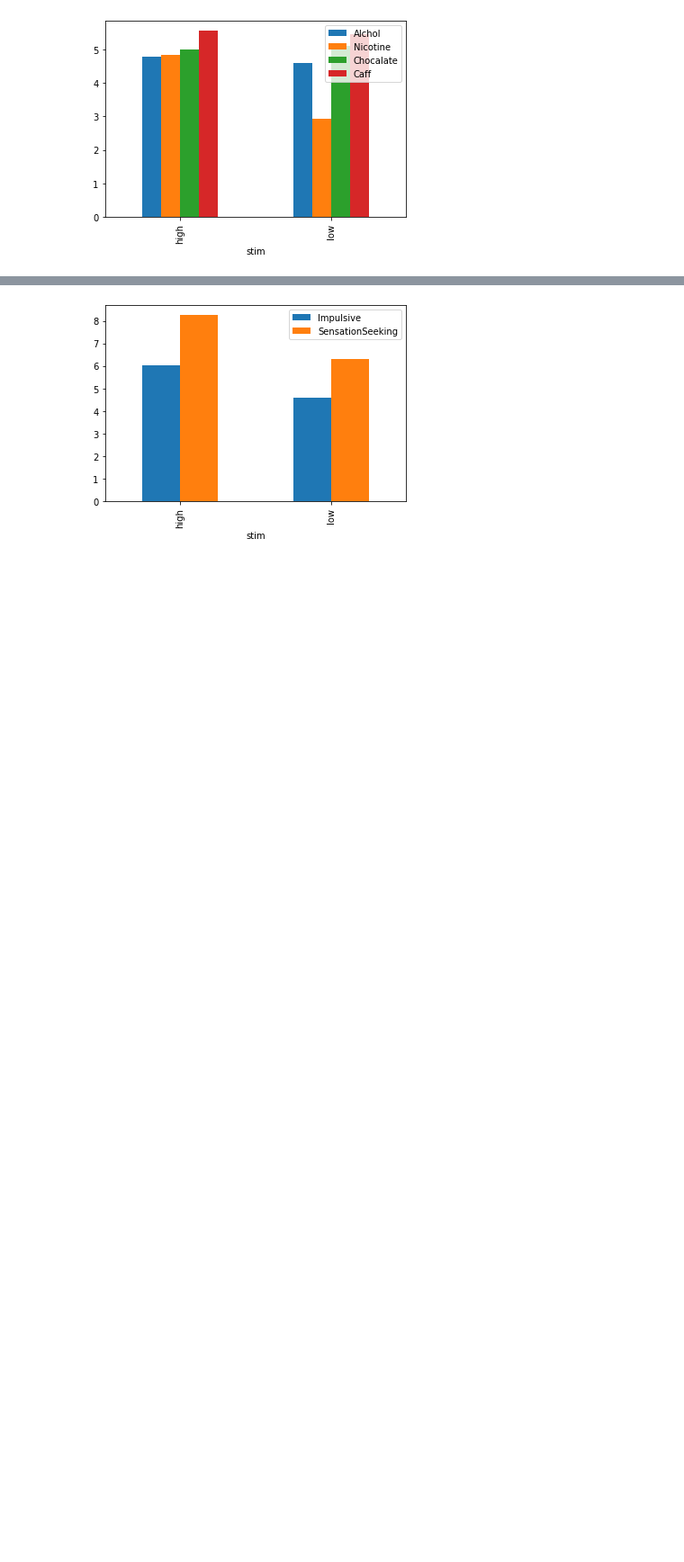
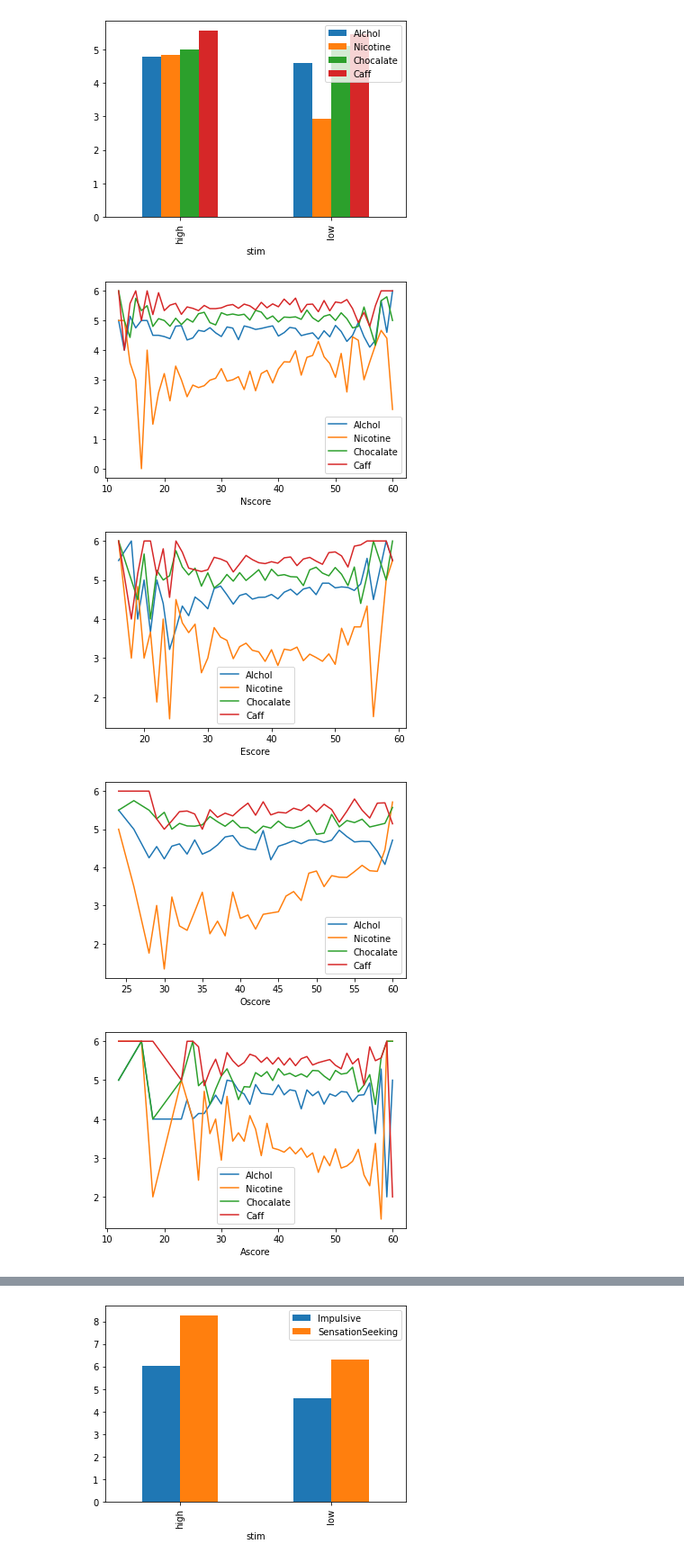
Before and after one commit to AmirMEdris/PredictingDrugUse, a Jupyter notebook: DataVisualization.ipynb, the cells around one changed output, grey strips where cells are left out. Shown at 90% size. Saved outputs shown, nothing was run; the diff lists cells and outputs as text; code cells hidden in the pictures; blank space fills up the shorter version.

Commit message:
new graphs

```diff
--- a/DataVisualization.ipynb
+++ b/DataVisualization.ipynb
@@ -11,2 +26,10 @@ plt.savefig('LesserStimulantUsageByStimulant.png', bbox_inches='tight')
 # %% [output]
 [figure]
+# %%
+for i in ['Nscore','Escore','Oscore','Ascore','Cscore','Impulsive','SensationSeeking']:
+    df.groupby(i)[['Alchol','Nicotine','Chocalate','Caff']].mean().plot()
+# %% [output]
+[figure, added]
+[figure, added]
+[figure, added]
+[figure, added]
```
Also changed, not shown: parts of 23 cells of this notebook, 15 other files.
